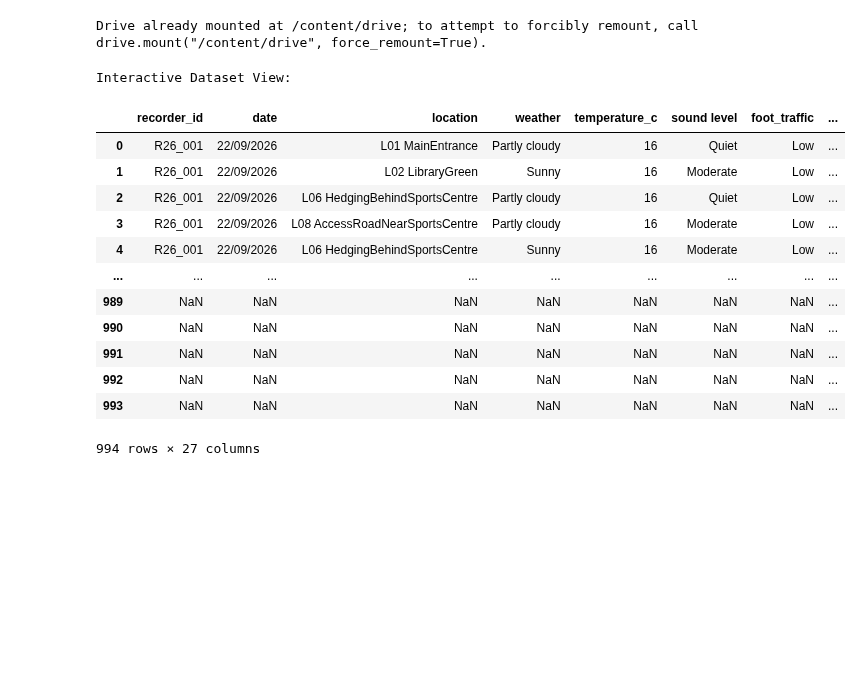
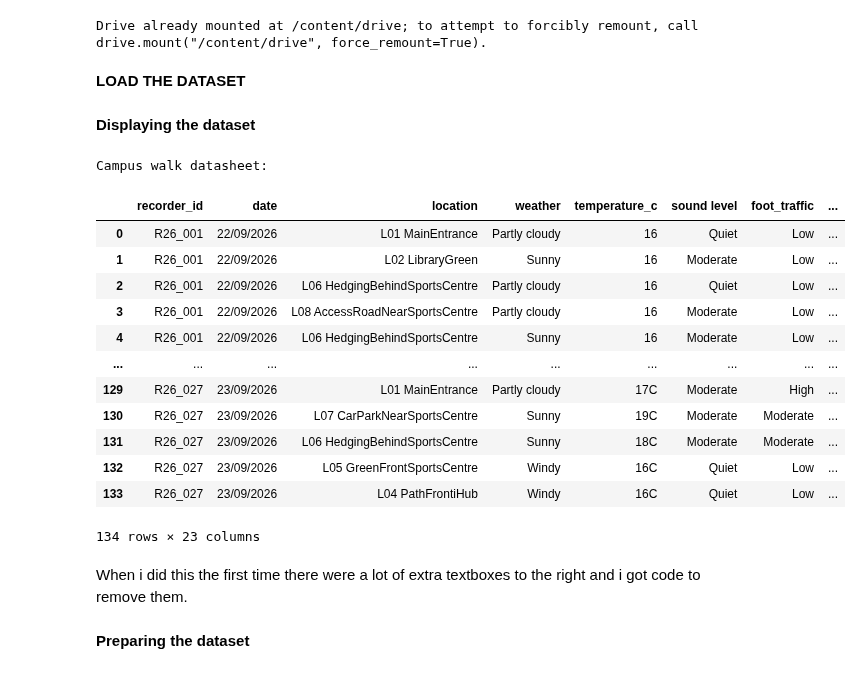
Before and after one commit to DanielMaku/ML-PythonColabProject, a Jupyter notebook: campus_dataset_project.ipynb, the cells around one changed output. Drawn from its saved outputs; the diff is of its cells as text; code cells hidden in the pictures; blank space fills up the shorter version.

```diff
--- a/campus_dataset_project.ipynb
+++ b/campus_dataset_project.ipynb
@@ -11,26 +11,47 @@ from google.colab import drive
 drive.mount('/content/drive')
 # %% [output]
 Drive already mounted at /content/drive; to attempt to forcibly remount, call drive.mount("/content/drive", force_remount=True).
+# %% [markdown]
+**LOAD THE DATASET**
 # %%
 df = pd.read_csv('/content/drive/MyDrive/Colab Notebooks/Campus dataset project Daniel Maku/CampusWalkDataset_TemplateIDs.csv', skiprows = 4)
-# %%
-from google.colab import data_table
-
-print("\nInteractive Dataset View:")
-# Display the entire DataFrame in the interactive box instead of just df.head()
-display(data_table.DataTable(df, max_columns=30))
-# %% [output]
-Interactive Dataset View:
-|  | recorder_id | date | location | weather | temperature_c | sound level | foot_traffic | ... |
-| 0 | R26_001 | 22/09/2026 | L01 MainEntrance | Partly cloudy | 16 | Quiet | Low | ... |
-| 1 | R26_001 | 22/09/2026 | L02 LibraryGreen | Sunny | 16 | Moderate | Low | ... |
-| 2 | R26_001 | 22/09/2026 | L06 HedgingBehindSportsCentre | Partly cloudy | 16 | Quiet | Low | ... |
-| 3 | R26_001 | 22/09/2026 | L08 AccessRoadNearSportsCentre | Partly cloudy | 16 | Moderate | Low | ... |
-| 4 | R26_001 | 22/09/2026 | L06 HedgingBehindSportsCentre | Sunny | 16 | Moderate | Low | ... |
-| ... | ... | ... | ... | ... | ... | ... | ... | ... |
-| 989 | NaN | NaN | NaN | NaN | NaN | NaN | NaN | ... |
-| 990 | NaN | NaN | NaN | NaN | NaN | NaN | NaN | ... |
-| 991 | NaN | NaN | NaN | NaN | NaN | NaN | NaN | ... |
-| 992 | NaN | NaN | NaN | NaN | NaN | NaN | NaN | ... |
-| 993 | NaN | NaN | NaN | NaN | NaN | NaN | NaN | ... |
-994 rows × 27 columns
+# %% [markdown]
+**Displaying the dataset**
+# %%
+from google.colab import data_table
+
+print("\nCampus walk datasheet:")
+
+# Find the index of the first column that starts with 'Unnamed'
+unnamed_cols = [col for col in df.columns if col.startswith('Unnamed')]
+if unnamed_cols:
+    first_unnamed_idx = df.columns.get_loc(unnamed_cols[0])
+    df = df.iloc[:, :first_unnamed_idx]
+
+# Drop empty trailing rows where recorder_id is NaN
+df = df.dropna(subset=['recorder_id'])
+
+# Slice the dataframe to stop at 134 rows
+df = df.iloc[:134]
+
+# Display the entire DataFrame in the interactive box instead of just df.head()
+display(data_table.DataTable(df, max_columns=30))
+# %% [output]
+Campus walk datasheet:
+|  | recorder_id | date | location | weather | temperature_c | sound level | foot_traffic | ... |
+| 0 | R26_001 | 22/09/2026 | L01 MainEntrance | Partly cloudy | 16 | Quiet | Low | ... |
+| 1 | R26_001 | 22/09/2026 | L02 LibraryGreen | Sunny | 16 | Moderate | Low | ... |
+| 2 | R26_001 | 22/09/2026 | L06 HedgingBehindSportsCentre | Partly cloudy | 16 | Quiet | Low | ... |
+| 3 | R26_001 | 22/09/2026 | L08 AccessRoadNearSportsCentre | Partly cloudy | 16 | Moderate | Low | ... |
+| 4 | R26_001 | 22/09/2026 | L06 HedgingBehindSportsCentre | Sunny | 16 | Moderate | Low | ... |
+| ... | ... | ... | ... | ... | ... | ... | ... | ... |
+| 129 | R26_027 | 23/09/2026 | L01 MainEntrance | Partly cloudy | 17C | Moderate | High | ... |
+| 130 | R26_027 | 23/09/2026 | L07 CarParkNearSportsCentre | Sunny | 19C | Moderate | Moderate | ... |
+| 131 | R26_027 | 23/09/2026 | L06 HedgingBehindSportsCentre | Sunny | 18C | Moderate | Moderate | ... |
+| 132 | R26_027 | 23/09/2026 | L05 GreenFrontSportsCentre | Windy | 16C | Quiet | Low | ... |
+| 133 | R26_027 | 23/09/2026 | L04 PathFrontiHub | Windy | 16C | Quiet | Low | ... |
+134 rows × 23 columns
+# %% [markdown]
+When i did this the first time there were a lot of extra textboxes to the right and i got code to remove them.
+# %% [markdown]
+**Preparing the dataset**
```
Also changed, not shown: parts of 5 cells of this notebook.
